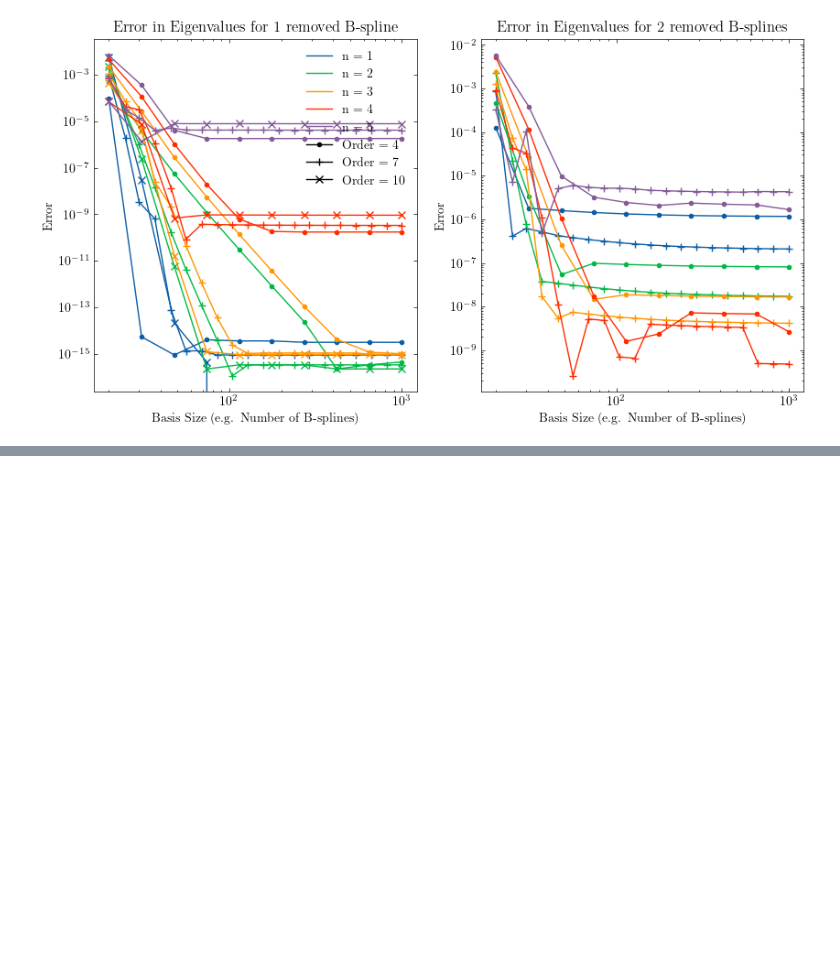
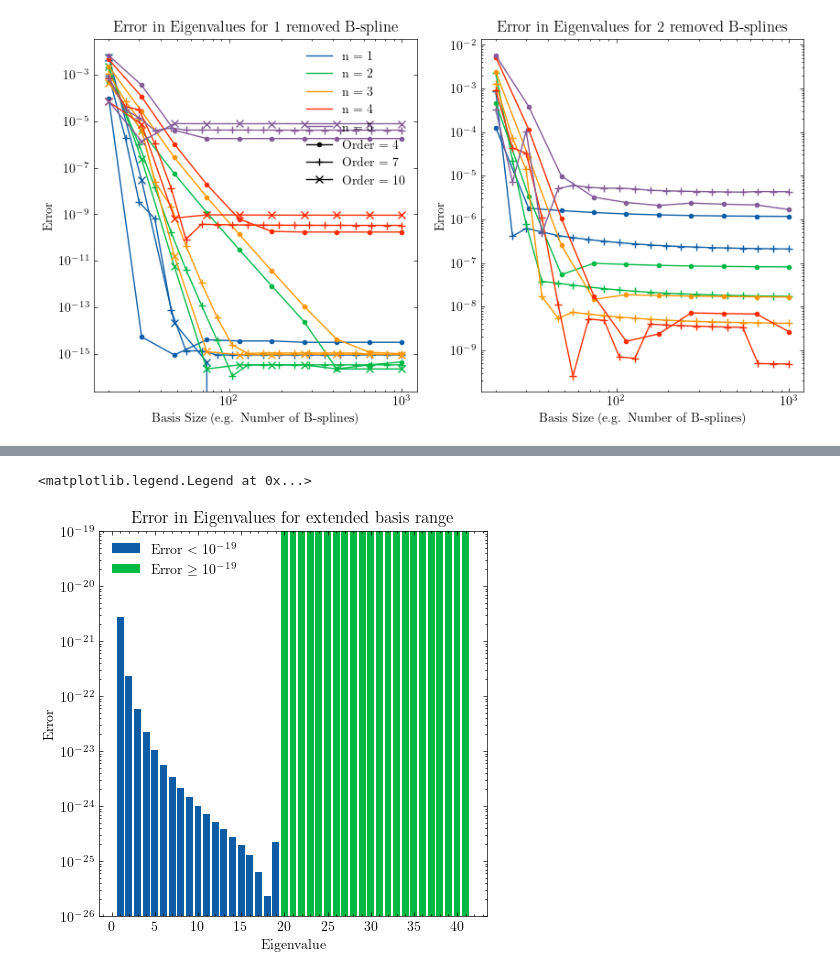
Before and after one commit to ma2this510/Dirac_Equation, a Jupyter notebook: notebook.ipynb, the cells around one changed output, grey strips where cells are left out. Drawn from its saved outputs; the diff is of its cells as text; code cells hidden in the pictures; blank space fills up the shorter version.

```diff
--- a/notebook.ipynb
+++ b/notebook.ipynb
@@ -184,0 +222,15 @@ plt.show()
+# %%
+best_series = error_1_ext[np.argmax(n_list_1_ext), :]
+n_series = np.arange(1, len(best_series)+1)
+plt.figure(figsize=(5, 5))
+plt.bar(n_series[best_series < 1E-19], best_series[best_series < 1E-19], label=r'$\text{Error} < 10^{-19}$')
+plt.bar(n_series[best_series >= 1E-19], best_series[best_series >= 1E-19], label=r'$\text{Error} \geq 10^{-19}$')
+plt.yscale('log')
+plt.xlabel('Eigenvalue')
+plt.ylabel('Error')
+plt.title('Error in Eigenvalues for extended basis range')
+plt.ylim(1E-26, 1E-19)
+plt.legend()
+# %% [output]
+<matplotlib.legend.Legend at 0x...>
+[figure, added]
```
Also changed, not shown: parts of 10 cells of this notebook, 3 other files.
